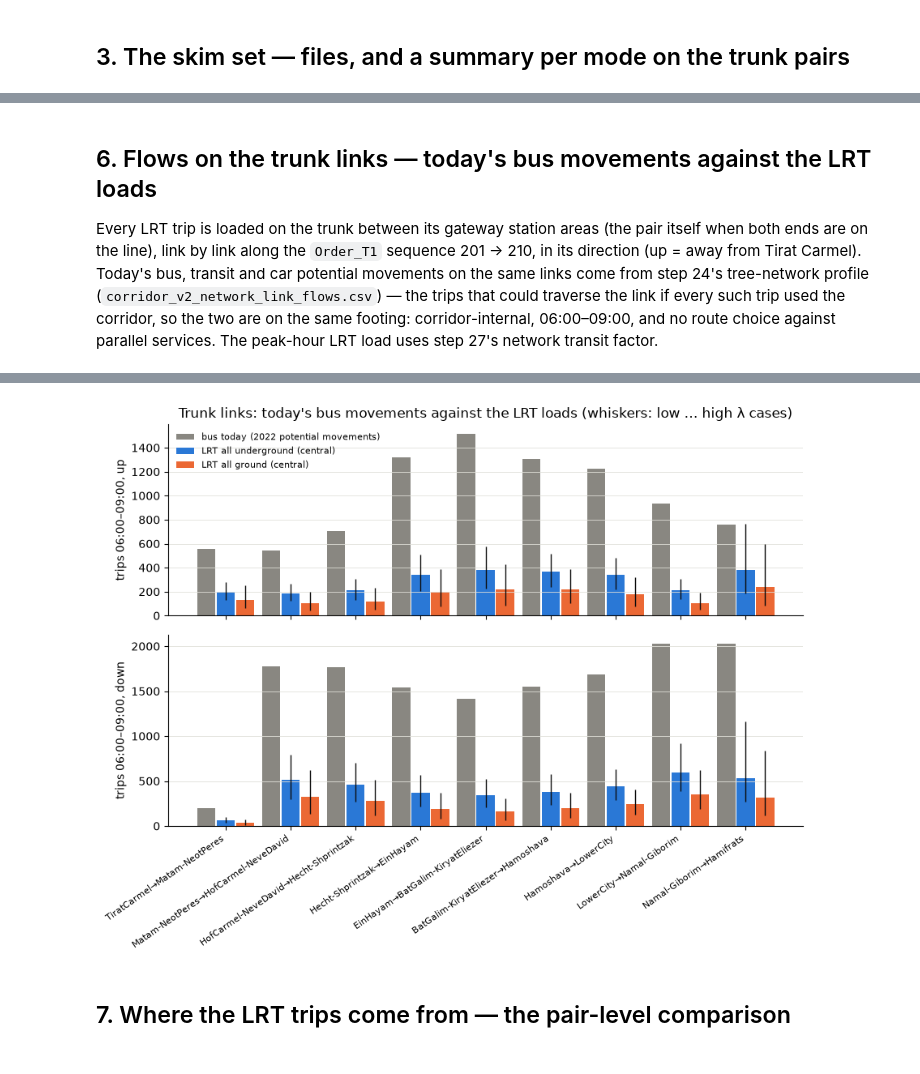
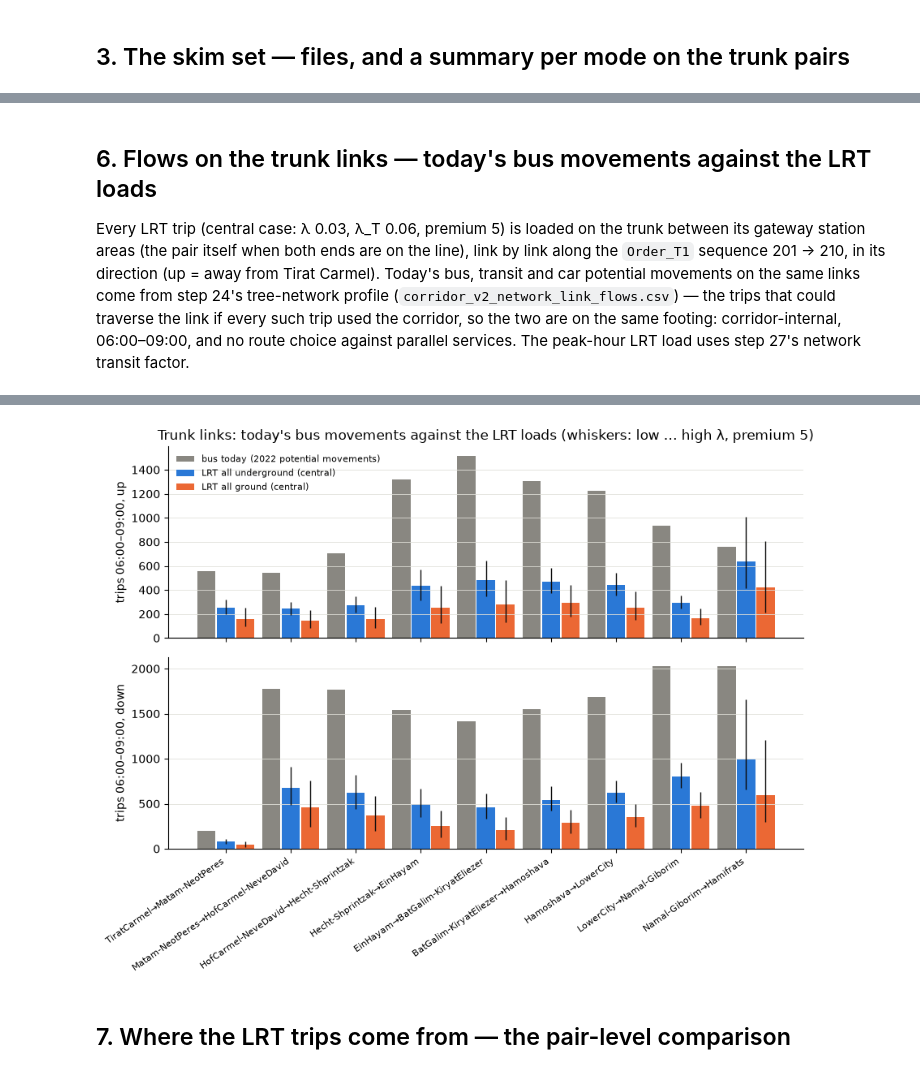
Before and after one commit to oh-da/Nofit_LRT_Extension, a Jupyter notebook: notebooks/current/Mode_skims_and_flow_comparison.ipynb, the cells around one changed output, grey strips where cells are left out. Saved outputs shown, nothing was run; the diff lists cells and outputs as text; code cells hidden in the pictures.

```diff
--- a/notebooks/current/Mode_skims_and_flow_comparison.ipynb
+++ b/notebooks/current/Mode_skims_and_flow_comparison.ipynb
@@ -231,7 +238,7 @@ fig, ax = plt.subplots(figsize=(8, 4.6))
 ax.scatter(x, nt / (nt + nc), s=np.clip((nc + nt) / 15, 4, 300), color=BLUE, alpha=0.35, lw=0, label='area pair (size = 2022 trips)')
 ax.plot(binned['mid'], binned['transit share'], 'o-', color=ORANGE, label='observed, by cost-difference band (trip-weighted)')
 xx = np.linspace(-10, 90, 200); ax.plot(xx, 1 / (1 + np.exp(alpha + lam_fit * xx)), color=INK, lw=1.5, label=f'fitted logit: λ = {lam_fit:+.4f} per generalized minute (wrong sign)')
-ax.set_xlabel('GC bus − GC car (generalized minutes, money components missing)'); ax.set_ylabel('transit share (bus + rail) of car + transit, 2022 AM'); ax.set_xlim(-10, 90); ax.set_ylim(0, 1)
+ax.set_xlabel('GC bus − GC car (generalized minutes; fare a constant, out of the comparison)'); ax.set_ylabel('transit share (bus + rail) of car + transit, 2022 AM'); ax.set_xlim(-10, 90); ax.set_ylim(0, 1)
 ax.set_title('Observed 2022 mode split against the skim cost difference, V2 area pairs'); ax.legend(frameon=False, fontsize=8)
 for s_ in ('top', 'right'): ax.spines[s_].set_visible(False)
 ax.grid(axis='y', color=GRID, lw=0.6); plt.tight_layout(); plt.savefig('Output/figures/skims_logit_car_vs_transit.png', dpi=150); plt.show()
@@ -259,6 +268,9 @@ bin
 # %%
-LAM_CASES = {'central (λ = 0.03, λ_T = 0.06)': (0.03, 0.06), 'low (λ = 0.02, λ_T = 0.03)': (0.02, 0.03), 'high (λ = 0.05, λ_T = 0.10)': (0.05, 0.10)}
-CENTRAL = 'central (λ = 0.03, λ_T = 0.06)'
+LRT_PREMIUM = 5.0                                    # generalized minutes, rail bonus (assumption of 22 Sep 2026)
+# (λ, λ_T, LRT premium) per case
+LAM_CASES = {'central (λ 0.03, λ_T 0.06, premium 5)': (0.03, 0.06, 5.0), 'low λ (0.02 / 0.03, premium 5)': (0.02, 0.03, 5.0), 'high λ (0.05 / 0.10, premium 5)': (0.05, 0.10, 5.0),
+             'no premium (λ central, premium 0)': (0.03, 0.06, 0.0), 'premium 10 (λ central)': (0.03, 0.06, 10.0)}
+CENTRAL = 'central (λ 0.03, λ_T 0.06, premium 5)'
 # %% [markdown]
 ## 5. The LRT scenarios — incremental logit pivoted on the observed flows
 
@@ -270,8 +282,8 @@ S_raw = np.where(n_pair > 0, T_tr / np.where(n_pair > 0, n_pair, 1), np.nan)
 S_piv = np.where(n_pair > 0, (n_pair * np.nan_to_num(S_raw) + K_EB * p0) / (n_pair + K_EB), np.nan)
 RES = {}; scen_rows = []
 for sc in ('lrt_all_underground', 'lrt_all_ground'):
-    dL = (SK[sc]['gc'] - SK['bus']['gc']).values
-    for lab, (lam, lt) in LAM_CASES.items():
+    for lab, (lam, lt, prem) in LAM_CASES.items():
+        dL = (SK[sc]['gc'] - prem - SK['bus']['gc']).values
         avail = np.isfinite(dL) & OFF & (n_pair > 0)
         P_L = np.where(avail, 1 / (1 + np.exp(lt * np.nan_to_num(dL))), 0.0)
         delta = np.where(avail, -(1 / lt) * np.log1p(np.exp(-lt * np.nan_to_num(dL))), 0.0)
@@ -281,7 +293,7 @@ for sc in ('lrt_all_underground', 'lrt_all_ground'):
         T_lrt = T_tr_new * P_L; T_bus_new = T_tr_new - T_lrt
         from_bus = T_tr * P_L; from_car = T_lrt - from_bus
         RES[(sc, lab)] = {'P_LRT|T': P_L, 'T_lrt': T_lrt, 'T_bus': T_bus_new, 'T_car': T_car_new, 'from_car': from_car, 'from_bus': from_bus}
-        scen_rows.append({'scenario': LABEL[sc], 'case': lab, 'λ': lam, 'λ_T': lt, 'LRT trips 06–09': round(float(T_lrt.sum())), 'of which from bus': round(float(from_bus.sum())), 'of which from car': round(float(from_car.sum())),
+        scen_rows.append({'scenario': LABEL[sc], 'case': lab, 'λ': lam, 'λ_T': lt, 'LRT premium': prem, 'LRT trips 06–09': round(float(T_lrt.sum())), 'of which from bus': round(float(from_bus.sum())), 'of which from car': round(float(from_car.sum())),
                           'bus trips after': round(float(T_bus_new.sum())), 'car trips after': round(float(T_car_new.sum())), 'transit share before': round(float(T_tr.sum() / n_pair.sum()), 4), 'transit share after': round(float(T_tr_new.sum() / n_pair.sum()), 4),
                           'LRT share of transit': round(float(T_lrt.sum() / T_tr_new.sum()), 3), 'LRT trips on trunk pairs': round(float(T_lrt[trunk_mask].sum())), 'trunk pairs P_LRT|T (trip-wtd)': round(float(np.average(P_L[trunk_mask], weights=np.maximum(T_tr[trunk_mask], 1e-9))), 3)})
 scen = pd.DataFrame(scen_rows); scen.to_csv(f'{OUT}/lrt_capture_scenarios.csv', index=False)
@@ -304,7 +320,7 @@ LRT all underground    high (λ = 0.05, λ_T = 0.10) 0.05 0.10             1289
 # %% [markdown]
 ## 6. Flows on the trunk links — today's bus movements against the LRT loads
 
-Every LRT trip is loaded on the trunk between its gateway station areas (the pair itself when both ends are on the line), link by link along the `Order_T1` sequence 201 → 210, in its direction (up = away from Tirat Carmel). Today's bus, transit and car potential movements on the same links come from step 24's tree-network profile (`corridor_v2_network_link_flows.csv`) — the trips that could traverse the link if every such trip used the corridor, so the two are on the same footing: corridor-internal, 06:00–09:00, and no route choice against parallel services. The peak-hour LRT load uses step 27's network transit factor.
+Every LRT trip (central case: λ 0.03, λ_T 0.06, premium 5) is loaded on the trunk between its gateway station areas (the pair itself when both ends are on the line), link by link along the `Order_T1` sequence 201 → 210, in its direction (up = away from Tirat Carmel). Today's bus, transit and car potential movements on the same links come from step 24's tree-network profile (`corridor_v2_network_link_flows.csv`) — the trips that could traverse the link if every such trip used the corridor, so the two are on the same footing: corridor-internal, 06:00–09:00, and no route choice against parallel services. The peak-hour LRT load uses step 27's network transit factor.
 # %%
 lf = pd.read_csv('Output/corridor_v2/corridor_v2_network_link_flows.csv')
 trunk_links = lf[(lf['segment'] == 'trunk')][['link', 'from_code', 'to_code', 'from_area', 'to_area']].drop_duplicates().sort_values('link')
@@ -333,13 +349,13 @@ for _, r in trunk_links.iterrows():
                           'bus_2022_peak_hour': basep.get('bus', np.nan), 'car_2022_peak_hour': basep.get('car', np.nan)})
 prof = pd.DataFrame(prof_rows)
 for sc, tag in (('lrt_all_underground', 'lrt_ug'), ('lrt_all_ground', 'lrt_ground')):
-    for lab, short in ((CENTRAL, ''), ('low (λ = 0.02, λ_T = 0.03)', '_low'), ('high (λ = 0.05, λ_T = 0.10)', '_high')):
+    for lab, short in ((CENTRAL, ''), ('low λ (0.02 / 0.03, premium 5)', '_low'), ('high λ (0.05 / 0.10, premium 5)', '_high'), ('no premium (λ central, premium 0)', '_prem0'), ('premium 10 (λ central)', '_prem10')):
         L = load_links(RES[(sc, lab)]['T_lrt'], SK[sc]['gateway_o'], SK[sc]['gateway_d'])
         prof[f'{tag}{short}_3h'] = [L[(l, d)] for l, d in zip(prof['link'], prof['direction'])]
         if short == '': prof[f'{tag}_peak_hour'] = prof[f'{tag}_3h'] * prof['direction'].map(PHF_T)
 prof['lrt_ug_share_of_bus_2022'] = prof['lrt_ug_3h'] / prof['bus_2022_3h']
 prof = prof.round(1); prof.to_csv(f'{OUT}/trunk_link_flows_bus_vs_lrt.csv', index=False)
-print(prof[['link', 'from_area', 'to_area', 'direction', 'bus_2022_3h', 'car_2022_3h', 'lrt_ug_3h', 'lrt_ground_3h', 'lrt_ug_low_3h', 'lrt_ug_high_3h', 'lrt_ug_peak_hour', 'lrt_ground_peak_hour']].to_string(index=False))
+print(prof[['link', 'from_area', 'to_area', 'direction', 'bus_2022_3h', 'car_2022_3h', 'lrt_ug_3h', 'lrt_ground_3h', 'lrt_ug_low_3h', 'lrt_ug_high_3h', 'lrt_ug_prem0_3h', 'lrt_ug_prem10_3h', 'lrt_ug_peak_hour', 'lrt_ground_peak_hour']].to_string(index=False))
 # boardings by area (origin gateway) for the central case, both scenarios
 bo = []
 for sc in ('lrt_all_underground', 'lrt_all_ground'):
@@ -361,6 +377,6 @@ for ax, d in zip(axes, ('up', 'down')):
     ax.set_ylabel(f'trips 06:00–09:00, {d}'); ax.grid(axis='y', color=GRID, lw=0.6)
     for s in ('top', 'right'): ax.spines[s].set_visible(False)
 axes[1].set_xticks(np.arange(len(p))); axes[1].set_xticklabels([f"{a}→{b}" for a, b in zip(p['from_area'], p['to_area'])], rotation=35, ha='right', fontsize=8)
-axes[0].legend(frameon=False, fontsize=8); axes[0].set_title('Trunk links: today\'s bus movements against the LRT loads (whiskers: low … high λ cases)')
+axes[0].legend(frameon=False, fontsize=8); axes[0].set_title('Trunk links: today\'s bus movements against the LRT loads (whiskers: low … high λ, premium 5)')
 plt.tight_layout(); plt.savefig('Output/figures/skims_trunk_link_flows_bus_vs_lrt.png', dpi=150); plt.show()
 # %% [output]
@@ -386,4 +402,4 @@ plt.tight_layout(); plt.savefig('Output/figures/skims_trunk_link_flows_bus_vs_lr
-[figure, old version]
+[figure, new version]
 # %% [markdown]
 ## 7. Where the LRT trips come from — the pair-level comparison
 # %%
```
Also changed, not shown: parts of 12 cells of this notebook, 42 other files.
